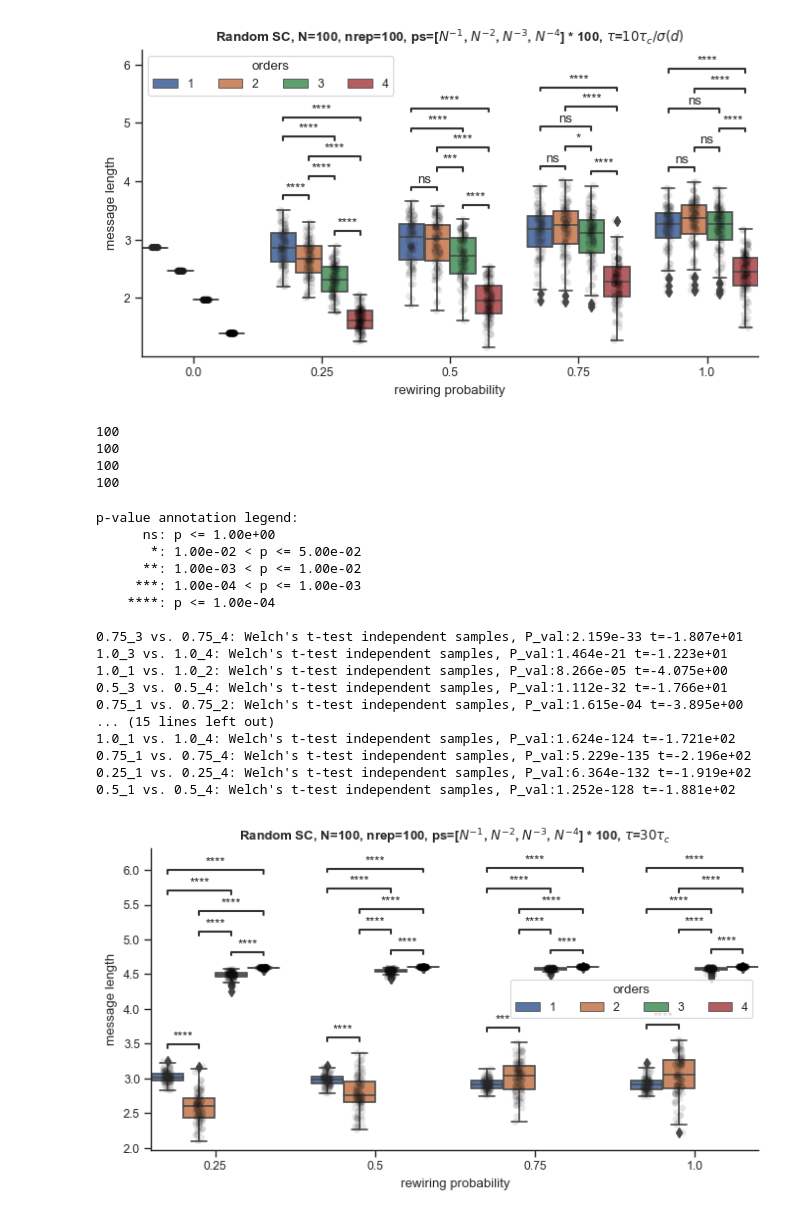
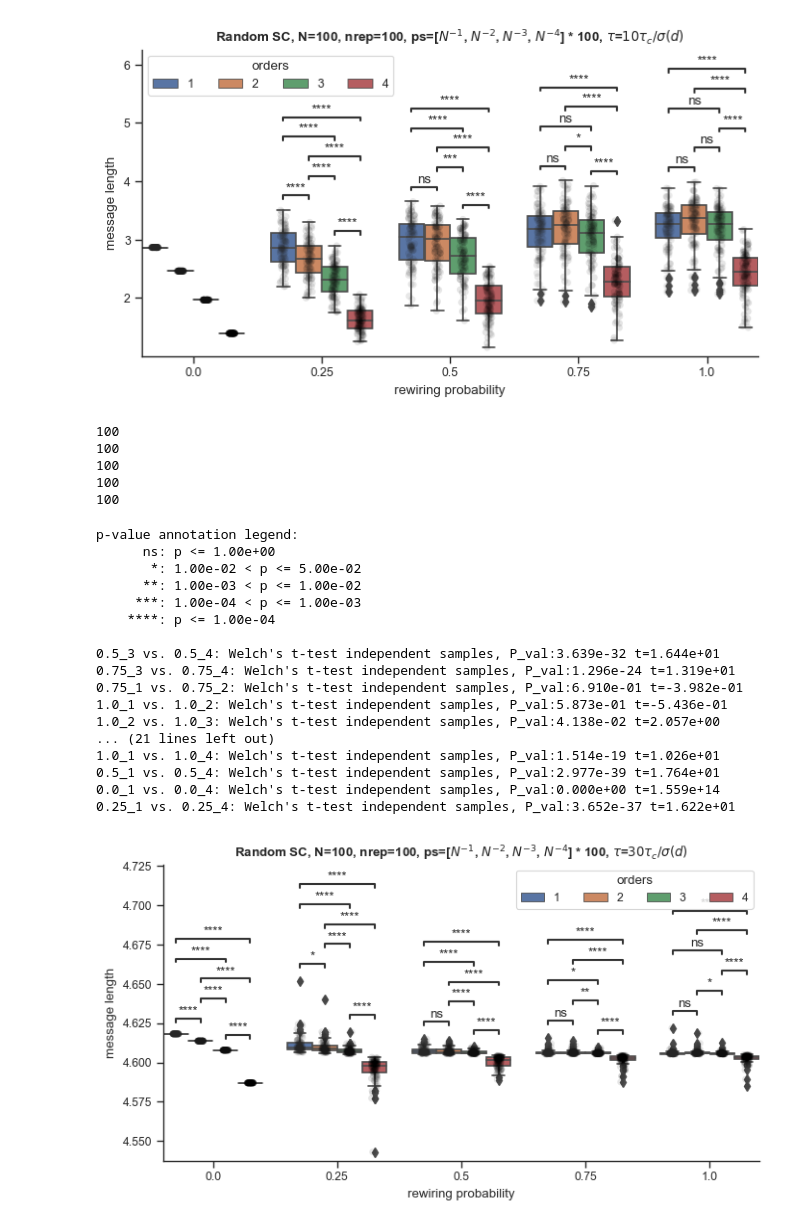
Before and after one commit to maximelucas/hypergraph_reducibility, a Jupyter notebook: notebooks/test_rescaling_RSC_luca.ipynb, the cells around one changed output. Drawn from its saved outputs; the diff is of its cells as text; code cells hidden in the pictures.

Commit message:
Add figures density 100 RSC

```diff
--- a/notebooks/test_rescaling_RSC_luca.ipynb
+++ b/notebooks/test_rescaling_RSC_luca.ipynb
@@ -1310,15 +1310,18 @@ orders = np.array(xgi.unique_edge_sizes(H0)) - 1
 weights = np.ones(len(orders))
 
 Hs = dict()
-for p in np.linspace(0.25,1,4):
+for p in np.linspace(0,1,5):
     Hs_i = []
     for rep in range(100):
         if (rep+1)%100==0:
             print(rep+1)
-        H = shuffle_hyperedges(S=H0, order=1, p=p)
-        H = shuffle_hyperedges(S=H, order=2, p=p)
-        H = shuffle_hyperedges(S=H, order=3, p=p)
-        H = shuffle_hyperedges(S=H, order=4, p=p)
+        if p != 0:
+            H = shuffle_hyperedges(S=H0, order=1, p=p)
+            H = shuffle_hyperedges(S=H, order=2, p=p)
+            H = shuffle_hyperedges(S=H, order=3, p=p)
+            H = shuffle_hyperedges(S=H, order=4, p=p)
+        else:
+            H = xgi.Hypergraph(H0.edges.members(dtype=dict))
         Hs_i.append(H)
     Hs[p] = Hs_i
 # %% [output]
@@ -1326,6 +1329,7 @@ for p in np.linspace(0.25,1,4):
 100
 100
 100
+100
 # %%
 info_losses = dict()
 complexities = dict()
@@ -1343,7 +1347,7 @@ for p, Hs_i in Hs.items():
         orders = np.array(xgi.unique_edge_sizes(H)) - 1
         weights = np.ones(len(orders))
         tau_c = find_charact_tau(H, orders, weights, rescale_per_node=False)
-        Ds_H, lZs_H, orders = compute_information(H, 30*tau_c, rescale_per_node=False)
+        Ds_H, lZs_H = optimization_rescaled(H, 30*tau_c, inverse_rescaling_factors, rescale_per_node=False)
 
         info_losses_i.append(Ds_H)
         complexities_i.append(lZs_H)
@@ -1354,10 +1358,8 @@ for p, Hs_i in Hs.items():
     complexities[p] = complexities_i
     orders_arr[p] = orders_arr_i
     message_lengths[p]= message_lengths_i
-
-labels = [f"{i}" for i in np.linspace(0.25,1,4)]
 # %%
-for i, s in enumerate(np.linspace(0.25,1,4)):
+for i, s in enumerate(np.linspace(0,1,5)):
     message_lengths[s] = pad_arr_list(message_lengths[s])
 
 df = pd.DataFrame.from_dict(message_lengths, orient="index").stack().to_frame()
@@ -1390,47 +1392,47 @@ fix, ax = plt.subplots(figsize=(8, 4))
 sb.boxplot(data=dff, hue="order", y="message length", x="rewiring probability", ax=ax)#, **box_params)
 plt.legend(title= "orders",ncols = 4)
 
 sb.stripplot(data=dff, hue="order", y="message length", x="rewiring probability", ax=ax, color="black", dodge=True, alpha=0.1, legend=False)
 
 sb.despine()
-ax.set_title(rf"Random SC, N={N}, nrep={100}, ps=[$N^{{-1}}$, $N^{{-2}}$, $N^{{-3}}$, $N^{{-4}}$] * 100, $\tau$=$30\tau_c$", weight="bold")
+ax.set_title(rf"Random SC, N={N}, nrep={100}, ps=[$N^{{-1}}$, $N^{{-2}}$, $N^{{-3}}$, $N^{{-4}}$] * 100, $\tau$=$30\tau_c/\sigma(d)$", weight="bold")
 
 
 pairs = []
-for p in np.linspace(0.25,1,4):
+for p in np.linspace(0,1,5):
     pairs.append( [(p, 3), (p, 4) ] )
     pairs.append( [(p, 1), (p, 2) ] )
     pairs.append( [(p, 1), (p, 3) ] )
     pairs.append( [(p, 1), (p, 4) ] )
     pairs.append( [(p, 2), (p, 3) ] )
     pairs.append( [(p, 2), (p, 4) ] )
 
 annotator = Annotator(ax, pairs, data=dff, x="rewiring probability", y="message length", hue="order")
 annotator.configure(test='t-test_welch', text_format='star', loc='inside')
 annotator.apply_and_annotate()
 
 #fig_name = f"message_length_RHG_N{N}_pwiring_{sparsity_scales}_nreps_{n_rep}_boxplot"
-fig_name = f"message_length_RSC_N_100_p_25_50_75_100_s_100_char_tau_30_boxplot"
+fig_name = f"message_length_RSC_N_100_p_25_50_75_100_s_100_char_tau_30_rescaled_boxplot"
 plt.savefig(f"{out_dir}{fig_name}.png", dpi=250, bbox_inches="tight")
 # %% [output]
 p-value annotation legend:
       ns: p <= 1.00e+00
        *: 1.00e-02 < p <= 5.00e-02
       **: 1.00e-03 < p <= 1.00e-02
      ***: 1.00e-04 < p <= 1.00e-03
     ****: p <= 1.00e-04
 
-0.75_3 vs. 0.75_4: Welch's t-test independent samples, P_val:2.159e-33 t=-1.807e+01
-1.0_3 vs. 1.0_4: Welch's t-test independent samples, P_val:1.464e-21 t=-1.223e+01
-1.0_1 vs. 1.0_2: Welch's t-test independent samples, P_val:8.266e-05 t=-4.075e+00
-0.5_3 vs. 0.5_4: Welch's t-test independent samples, P_val:1.112e-32 t=-1.766e+01
-0.75_1 vs. 0.75_2: Welch's t-test independent samples, P_val:1.615e-04 t=-3.895e+00
-... (15 lines left out)
-1.0_1 vs. 1.0_4: Welch's t-test independent samples, P_val:1.624e-124 t=-1.721e+02
-0.75_1 vs. 0.75_4: Welch's t-test independent samples, P_val:5.229e-135 t=-2.196e+02
-0.25_1 vs. 0.25_4: Welch's t-test independent samples, P_val:6.364e-132 t=-1.919e+02
-0.5_1 vs. 0.5_4: Welch's t-test independent samples, P_val:1.252e-128 t=-1.881e+02
+0.5_3 vs. 0.5_4: Welch's t-test independent samples, P_val:3.639e-32 t=1.644e+01
+0.75_3 vs. 0.75_4: Welch's t-test independent samples, P_val:1.296e-24 t=1.319e+01
+0.75_1 vs. 0.75_2: Welch's t-test independent samples, P_val:6.910e-01 t=-3.982e-01
+1.0_1 vs. 1.0_2: Welch's t-test independent samples, P_val:5.873e-01 t=-5.436e-01
+1.0_2 vs. 1.0_3: Welch's t-test independent samples, P_val:4.138e-02 t=2.057e+00
+... (21 lines left out)
+1.0_1 vs. 1.0_4: Welch's t-test independent samples, P_val:1.514e-19 t=1.026e+01
+0.5_1 vs. 0.5_4: Welch's t-test independent samples, P_val:2.977e-39 t=1.764e+01
+0.0_1 vs. 0.0_4: Welch's t-test independent samples, P_val:0.000e+00 t=1.559e+14
+0.25_1 vs. 0.25_4: Welch's t-test independent samples, P_val:3.652e-37 t=1.622e+01
-[figure, old version]
+[figure, new version]
 # %%
 N = 100
 ps = np.array([1/N, 1/N**2, 1/N**3, 1/N**4])
```
Also changed, not shown: parts of 4 cells of this notebook, 2 other files.
